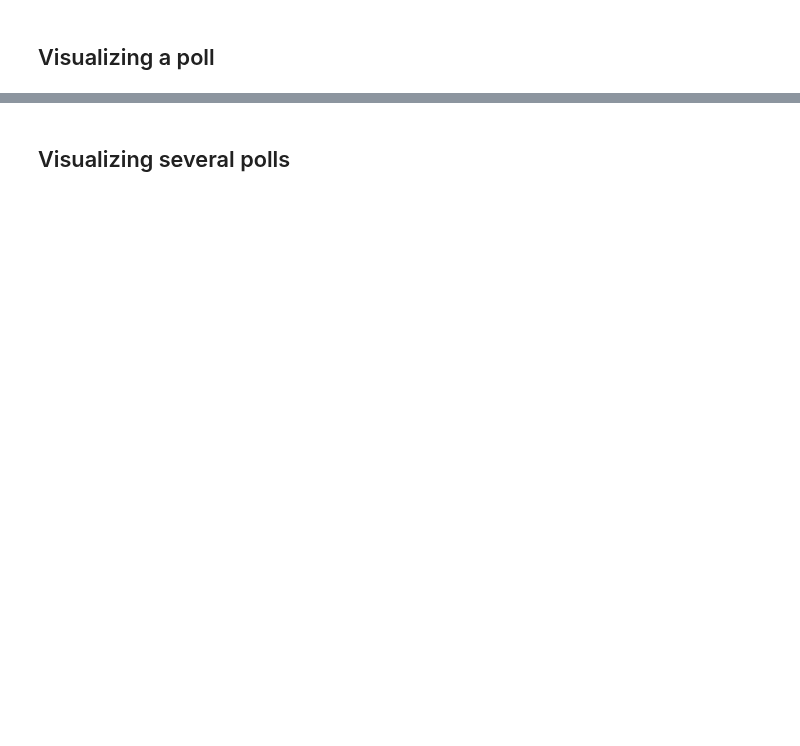
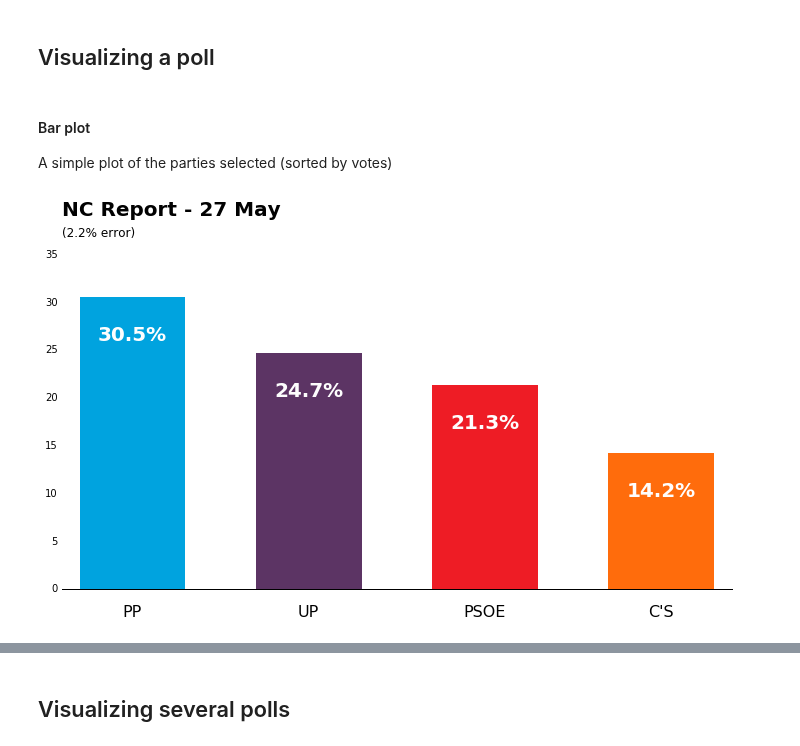
Before and after one commit to cesans/mapache, a Jupyter notebook: examples/Parsing Wikipedia polls.ipynb, the cells around one changed output, grey strips where cells are left out. Saved outputs shown, nothing was run; the diff lists cells and outputs as text; code cells hidden in the pictures; blank space fills up the shorter version.

```diff
--- a/examples/Parsing Wikipedia polls.ipynb
+++ b/examples/Parsing Wikipedia polls.ipynb
@@ -277,0 +307,2 @@ for k in parties:
+# %%
+main_parties = spanish_parties.extract(['PP', 'PSOE', 'Unidos Podemos', 'Cs'])
@@ -278,4 +313,4 @@ for k in parties:
 # %% [markdown]
 ## Visualizing a poll
 # %%
-poll=polls.polls[0]
+poll=polls.polls[2]
@@ -281,0 +319,7 @@ poll=polls.polls[0]
+# %% [markdown]
+#### Bar plot
+A simple plot of the parties selected (sorted by votes)
+# %%
+mapache.vis.SingleBars(poll, main_parties);
+# %% [output]
+[figure, added]
```
Also changed, not shown: parts of 38 cells of this notebook, 3 other files.
